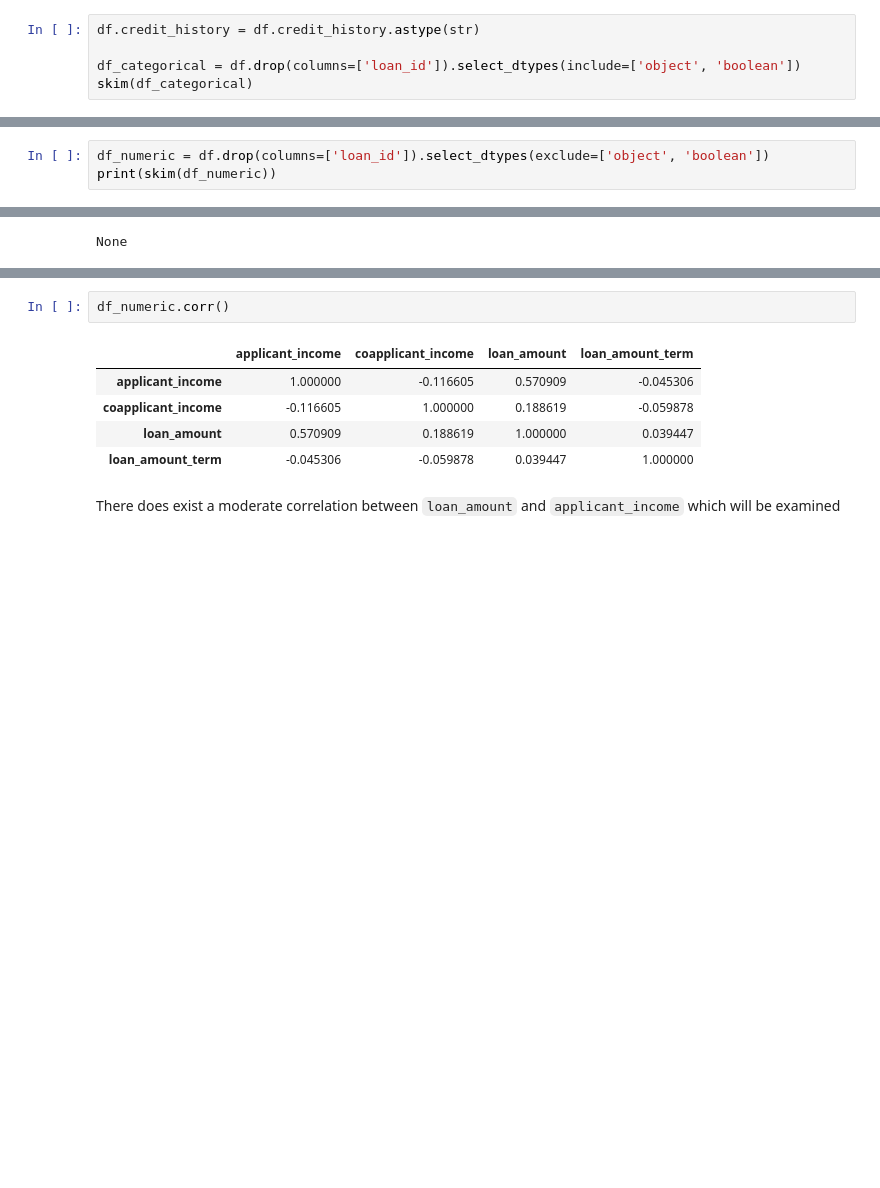
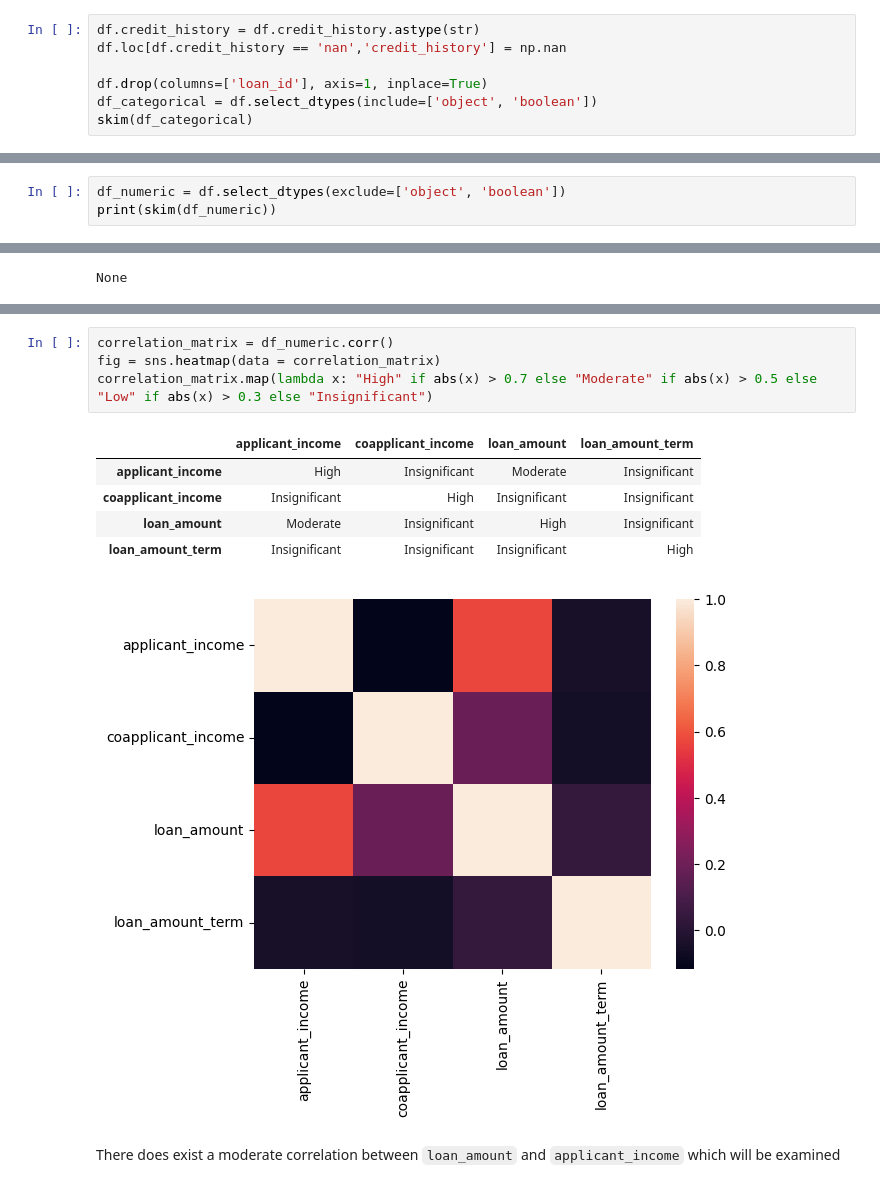
Before and after one commit to andreburg/loan-status-classification-ann, a Jupyter notebook: notebooks/modelling.ipynb, the cells around one changed output, grey strips where cells are left out. Saved outputs shown, nothing was run; the diff lists cells and outputs as text; blank space fills up the shorter version.

```diff
--- a/notebooks/modelling.ipynb
+++ b/notebooks/modelling.ipynb
@@ -92,8 +93,10 @@ df.credit_history.dtype.name
 ## Categorical Data Overview
 # %%
 df.credit_history = df.credit_history.astype(str)
+df.loc[df.credit_history == 'nan','credit_history'] = np.nan
 
-df_categorical = df.drop(columns=['loan_id']).select_dtypes(include=['object', 'boolean'])
+df.drop(columns=['loan_id'], axis=1, inplace=True)
+df_categorical = df.select_dtypes(include=['object', 'boolean'])
 skim(df_categorical)
 # %% [output]
 ╭──────────────────────────────────────────────── skimpy summary ─────────────────────────────────────────────────╮
@@ -159,7 +150,7 @@ fig.show()
 # %% [markdown]
 ### Numerical Data Overview
 # %%
-df_numeric = df.drop(columns=['loan_id']).select_dtypes(exclude=['object', 'boolean'])
+df_numeric = df.select_dtypes(exclude=['object', 'boolean'])
 print(skim(df_numeric))
 # %% [output]
 ╭──────────────────────────────────────────────── skimpy summary ─────────────────────────────────────────────────╮
@@ -228,11 +215,14 @@ fig.show()
 # %%
-df_numeric.corr()
+correlation_matrix = df_numeric.corr()
+fig = sns.heatmap(data = correlation_matrix)
+correlation_matrix.map(lambda x: "High" if abs(x) > 0.7 else "Moderate" if abs(x) > 0.5 else "Low" if abs(x) > 0.3 else "Insignificant")
 # %% [output]
 |  | applicant_income | coapplicant_income | loan_amount | loan_amount_term |
-| applicant_income | 1.000000 | -0.116605 | 0.570909 | -0.045306 |
-| coapplicant_income | -0.116605 | 1.000000 | 0.188619 | -0.059878 |
-| loan_amount | 0.570909 | 0.188619 | 1.000000 | 0.039447 |
-| loan_amount_term | -0.045306 | -0.059878 | 0.039447 | 1.000000 |
+| applicant_income | High | Insignificant | Moderate | Insignificant |
+| coapplicant_income | Insignificant | High | Insignificant | Insignificant |
+| loan_amount | Moderate | Insignificant | High | Insignificant |
+| loan_amount_term | Insignificant | Insignificant | Insignificant | High |
+[figure, added]
 # %% [markdown]
 There does exist a moderate correlation between `loan_amount` and `applicant_income` which will be examined
 # %%
```
Also changed, not shown: parts of 21 cells of this notebook.
